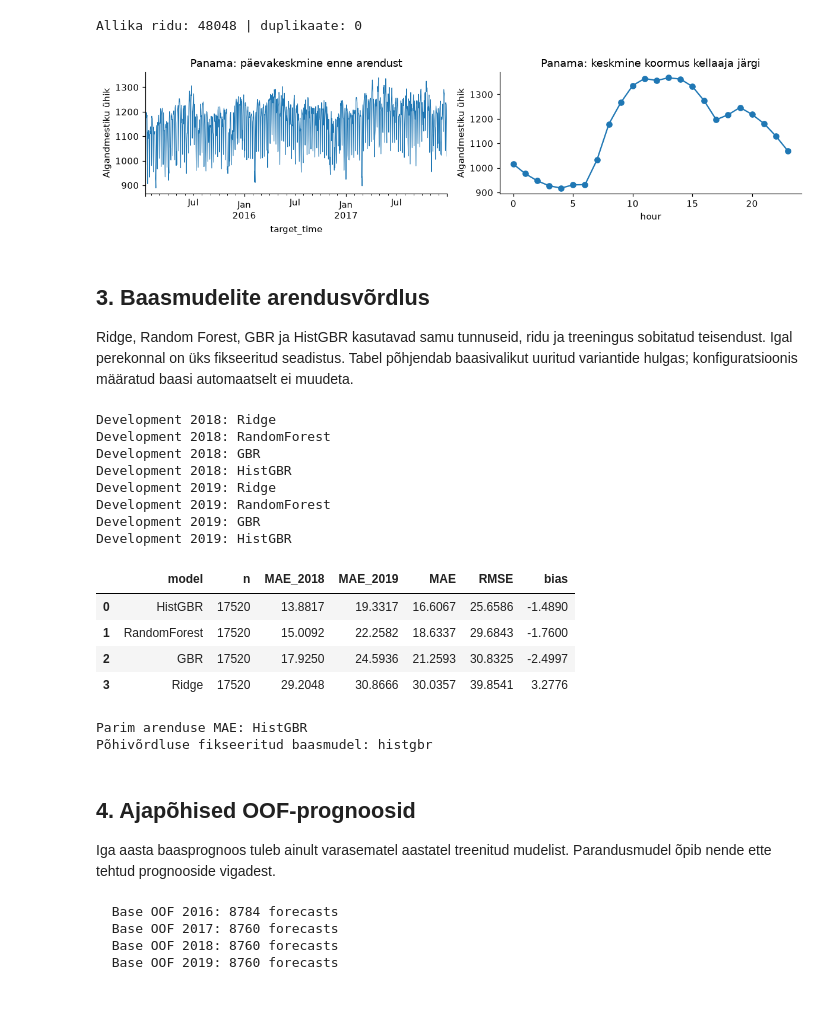
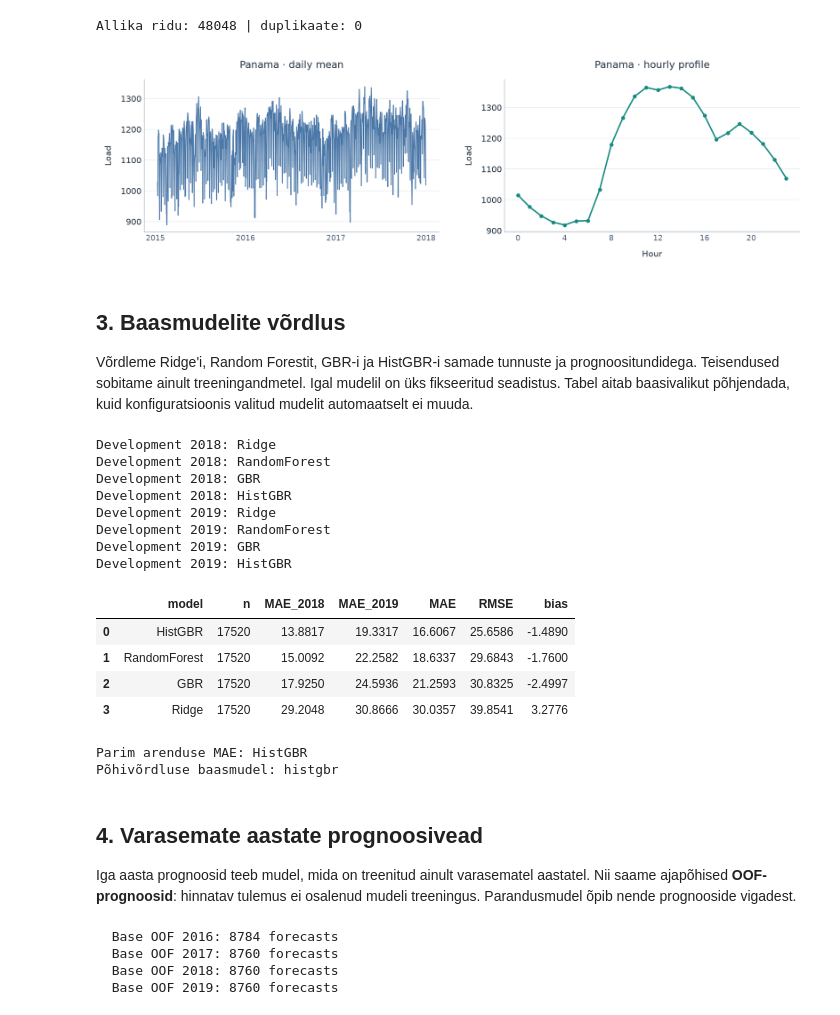
Before and after one commit to Danwerk/xai, a Jupyter notebook: compare_correction_methods.ipynb, the cells around one changed output. Drawn from its saved outputs; the diff is of its cells as text; code cells hidden in the pictures.

```diff
--- a/compare_correction_methods.ipynb
+++ b/compare_correction_methods.ipynb
@@ -223,25 +296,29 @@ print("Allika ridu:", quality["rows"], "| duplikaate:", quality["duplicate_times
 | max | 1645.4773 |
 Allika ridu: 48048 | duplikaate: 0
 # %%
-fig, axes = plt.subplots(1, 2, figsize=(11, 3))
-training_view.target_next_hour.resample("D").mean().plot(ax=axes[0], linewidth=0.7)
-axes[0].set_title("Panama: päevakeskmine enne arendust")
-training_view.groupby("hour").target_next_hour.mean().plot(ax=axes[1], marker="o")
-axes[1].set_title("Panama: keskmine koormus kellaaja järgi")
-for ax in axes:
-    ax.set_ylabel("Algandmestiku ühik")
-fig.tight_layout()
-plt.show()
+with plt.rc_context(PLOT_STYLE):
+    fig, axes = plt.subplots(1, 2, figsize=(13, 4.1))
+    daily = training_view.target_next_hour.resample('D').mean()
+    axes[0].plot(daily.index, daily, color=PLOT_COLORS['residual'], linewidth=1.1)
+    axes[0].set(title='Panama · daily mean', ylabel='Load')
+    analysis_dates(axes[0])
+    hourly = training_view.groupby('hour').target_next_hour.mean()
+    axes[1].plot(hourly.index, hourly, color=PLOT_COLORS['credit_feedback'], marker='o', markersize=4)
+    axes[1].set(title='Panama · hourly profile', xlabel='Hour', ylabel='Load', xticks=range(0, 24, 4))
+    for ax in axes:
+        analysis_grid(ax, 'y')
+    fig.tight_layout(pad=1.8, w_pad=3)
+    plt.show()
 # %% [output]
-[figure, old version]
+[figure, new version]
 # %% [markdown]
-## 3. Baasmudelite arendusvõrdlus
-Ridge, Random Forest, GBR ja HistGBR kasutavad samu tunnuseid, ridu ja treeningus sobitatud teisendust. Igal perekonnal on üks fikseeritud seadistus. Tabel põhjendab baasivalikut uuritud variantide hulgas; konfiguratsioonis määratud baasi automaatselt ei muudeta.
+## 3. Baasmudelite võrdlus
+Võrdleme Ridge'i, Random Forestit, GBR-i ja HistGBR-i samade tunnuste ja prognoositundidega. Teisendused sobitame ainult treeningandmetel. Igal mudelil on üks fikseeritud seadistus. Tabel aitab baasivalikut põhjendada, kuid konfiguratsioonis valitud mudelit automaatselt ei muuda.
 # %%
 preliminary, preliminary_folds, preliminary_boundaries = compare_models(panama_development, cfg)
 display(preliminary[["model", "n", *[f"MAE_{year}" for year in panama_options["development_years"]], "MAE", "RMSE", "bias"]])
 print("Parim arenduse MAE:", preliminary.iloc[0].model)
-print("Põhivõrdluse fikseeritud baasmudel:", cfg["base_model_family"])
+print("Põhivõrdluse baasmudel:", cfg["base_model_family"])
 # %% [output]
 Development 2018: Ridge
 Development 2018: RandomForest
@@ -257,10 +334,10 @@ Development 2019: HistGBR
 | 2 | GBR | 17520 | 17.9250 | 24.5936 | 21.2593 | 30.8325 | -2.4997 |
 | 3 | Ridge | 17520 | 29.2048 | 30.8666 | 30.0357 | 39.8541 | 3.2776 |
 Parim arenduse MAE: HistGBR
-Põhivõrdluse fikseeritud baasmudel: histgbr
+Põhivõrdluse baasmudel: histgbr
 # %% [markdown]
-## 4. Ajapõhised OOF-prognoosid
-Iga aasta baasprognoos tuleb ainult varasematel aastatel treenitud mudelist. Parandusmudel õpib nende ette tehtud prognooside vigadest.
+## 4. Varasemate aastate prognoosivead
+Iga aasta prognoosid teeb mudel, mida on treenitud ainult varasematel aastatel. Nii saame ajapõhised **OOF-prognoosid**: hinnatav tulemus ei osalenud mudeli treeningus. Parandusmudel õpib nende prognooside vigadest.
 # %%
 with threadpool_limits(limits=cfg["workers"]):
     panama_history = oof_history(
```
Also changed, not shown: parts of 47 cells of this notebook.
